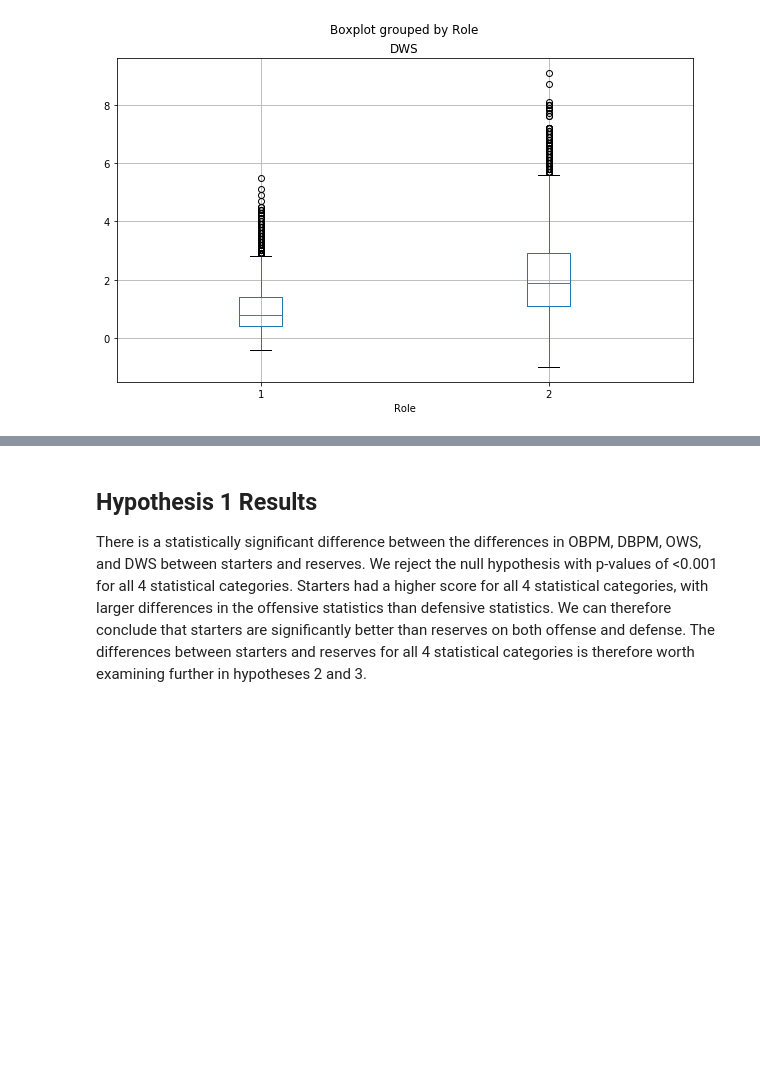
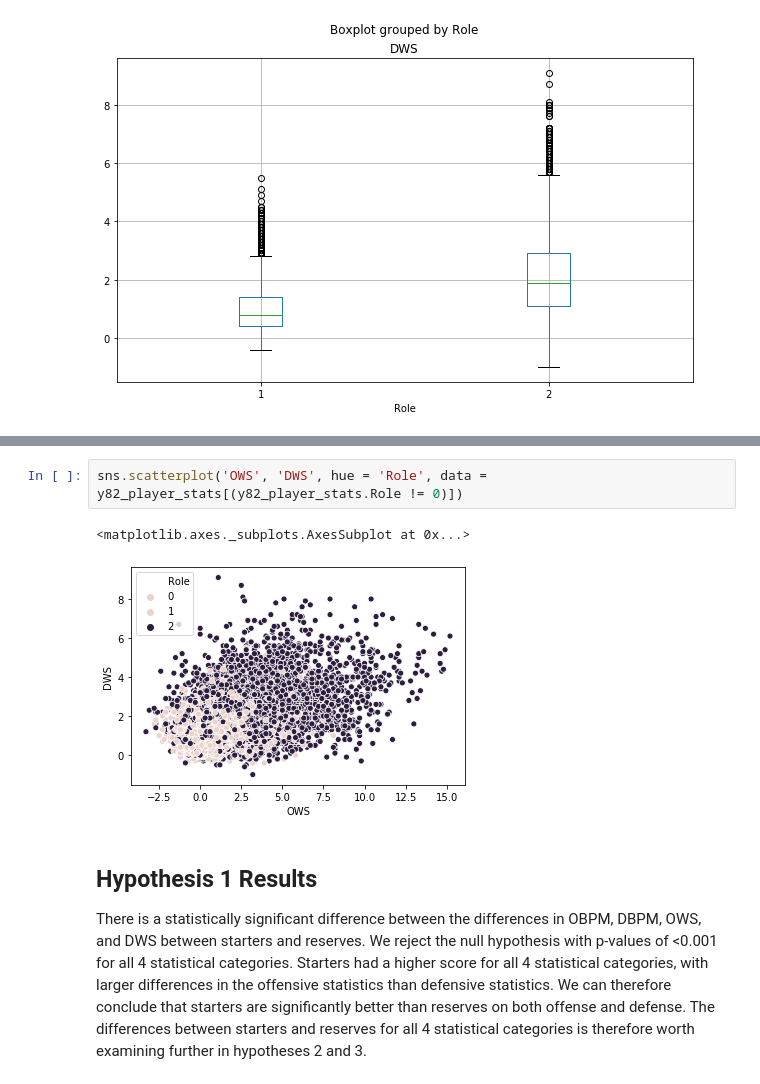
Before and after one commit to nteuthorn/Thinkful_Capstone1, a Jupyter notebook: Capstone 1.ipynb, the cells around one changed output, grey strips where cells are left out. Saved outputs shown, nothing was run; the diff lists cells and outputs as text; blank space fills up the shorter version.

```diff
--- a/Capstone 1.ipynb
+++ b/Capstone 1.ipynb
@@ -254,3 +259,8 @@ y82_player_stats[(y82_player_stats.Role != 0)].boxplot('DWS', by='Role', figsize
+# %%
+sns.scatterplot('OWS', 'DWS', hue = 'Role', data = y82_player_stats[(y82_player_stats.Role != 0)])
+# %% [output]
+<matplotlib.axes._subplots.AxesSubplot at 0x...>
+[figure, added]
 # %% [markdown]
 ## **Hypothesis 1 Results**
 
```
Also changed, not shown: parts of 2 cells of this notebook, 1 other file.
